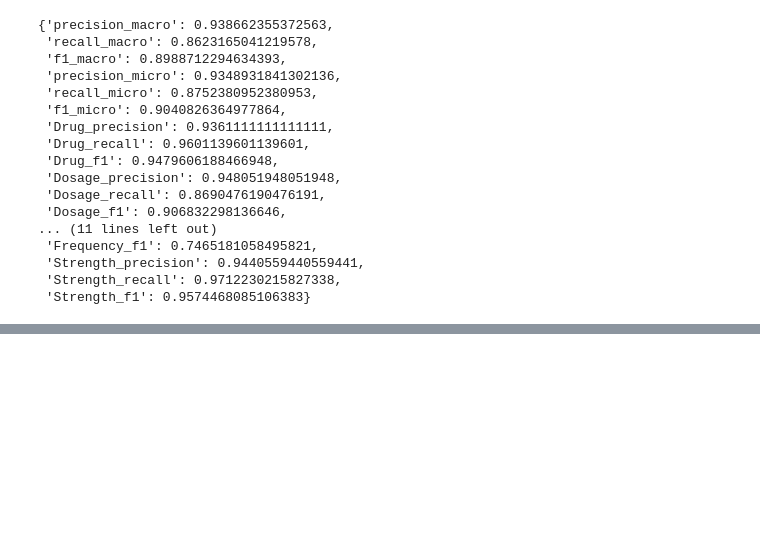
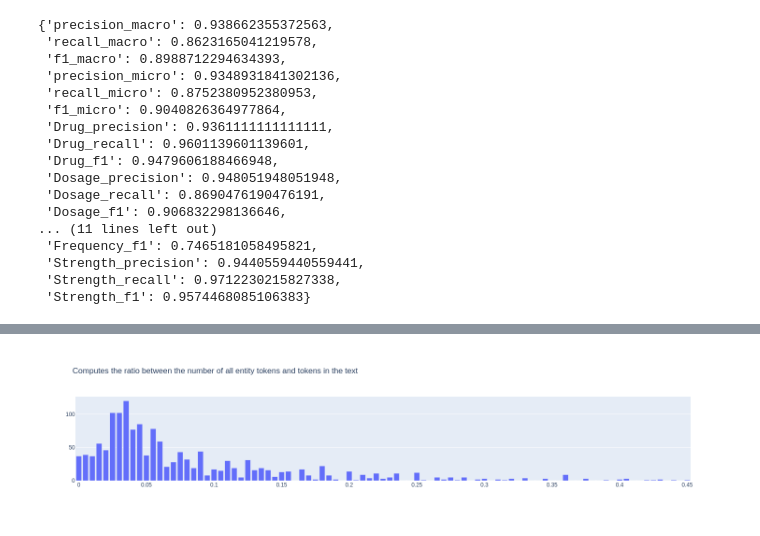
Before and after one commit to argilla-io/rubrix_and_metrics, a Jupyter notebook: all_metrics.ipynb, the cells around one changed output, grey strips where cells are left out. Cells and saved outputs as stored; diff of their text form; code cells hidden in the pictures; blank space fills up the shorter version.

```diff
--- a/all_metrics.ipynb
+++ b/all_metrics.ipynb
@@ -297,0 +365,6 @@ f1(name="med7_trf_datashift").data
+# %%
+from rubrix.metrics.token_classification import entity_density
+
+entity_density("med7_trf", compute_for="annotations").visualize()
+# %% [output]
+[figure, added]
```
Also changed, not shown: parts of 9 cells of this notebook.
